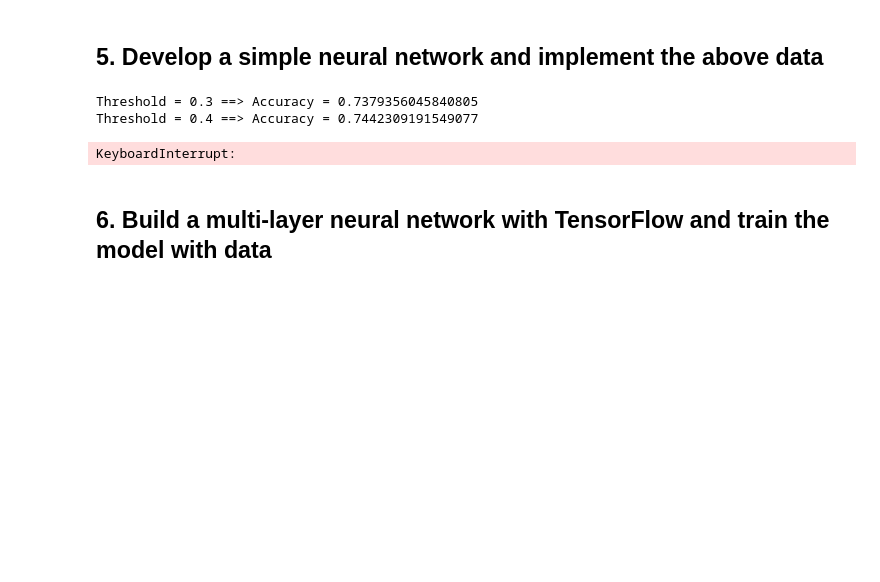
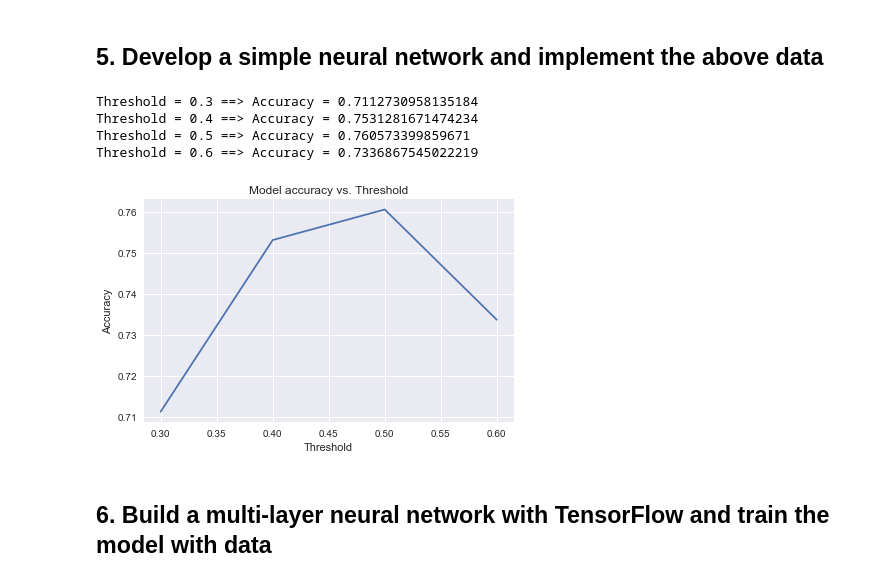
Before and after one commit to RegulusAn/Lending_Club, a Jupyter notebook: Lending_Club_project.ipynb, the cells around one changed output. Saved outputs shown, nothing was run; the diff lists cells and outputs as text; code cells hidden in the pictures; blank space fills up the shorter version.

```diff
--- a/Lending_Club_project.ipynb
+++ b/Lending_Club_project.ipynb
@@ -796,36 +806,39 @@ class neural_net:
 # %%
 inputNode = 75
 hiddenNode = 200
 outputNode = 1
 learningRate = 0.1
 threshold_list = [0.3, 0.4, 0.5, 0.6]
 
 accuracyTest = []
 accuracyTrain = []
 for t in threshold_list:
     nn_model = neural_net(inputNode, hiddenNode, outputNode, learningRate, t)
 
     for i in range(X_train_scaled.shape[0]):
         nn_model.train(X_train_scaled[i], y_train[i])
 
     accuResult_test = nn_model.accu_rate(X_test_scaled, y_test)
     accuracyTest.append(accuResult_test)
 
     #accuResult_train = nn_model.accu_rate(X_train_scaled, y_train)
     #accuracyTrain.append(accuResult_train)
 
     print('Threshold = {thre} ==> Accuracy = {acc}'.format(thre = t, acc = accuResult_test))
 
 
 plt.plot(threshold_list, accuracyTest)
+plt.style.use('ggplot')
 plt.xlabel('Threshold')
 plt.ylabel('Accuracy')
 plt.title('Model accuracy vs. Threshold')
 plt.tight_layout()
 # %% [output]
-Threshold = 0.3 ==> Accuracy = 0.7379356045840805
-Threshold = 0.4 ==> Accuracy = 0.7442309191549077
+Threshold = 0.3 ==> Accuracy = 0.7112730958135184
+Threshold = 0.4 ==> Accuracy = 0.7531281671474234
+Threshold = 0.5 ==> Accuracy = 0.760573399859671
+Threshold = 0.6 ==> Accuracy = 0.7336867545022219
-KeyboardInterrupt:
+[figure, added]
 # %% [markdown]
 ## 6. Build a multi-layer neural network with TensorFlow and train the model with data
 # %%
```
Also changed, not shown: parts of 27 cells of this notebook.
